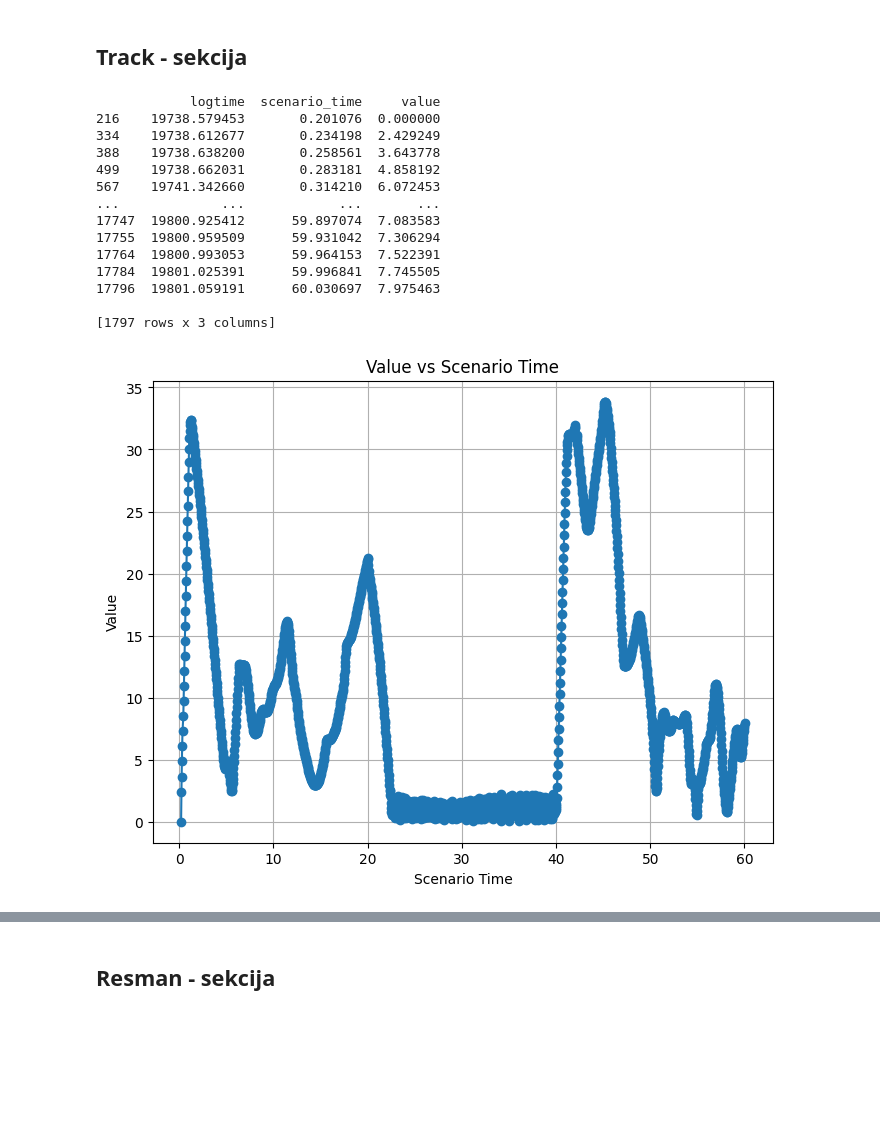
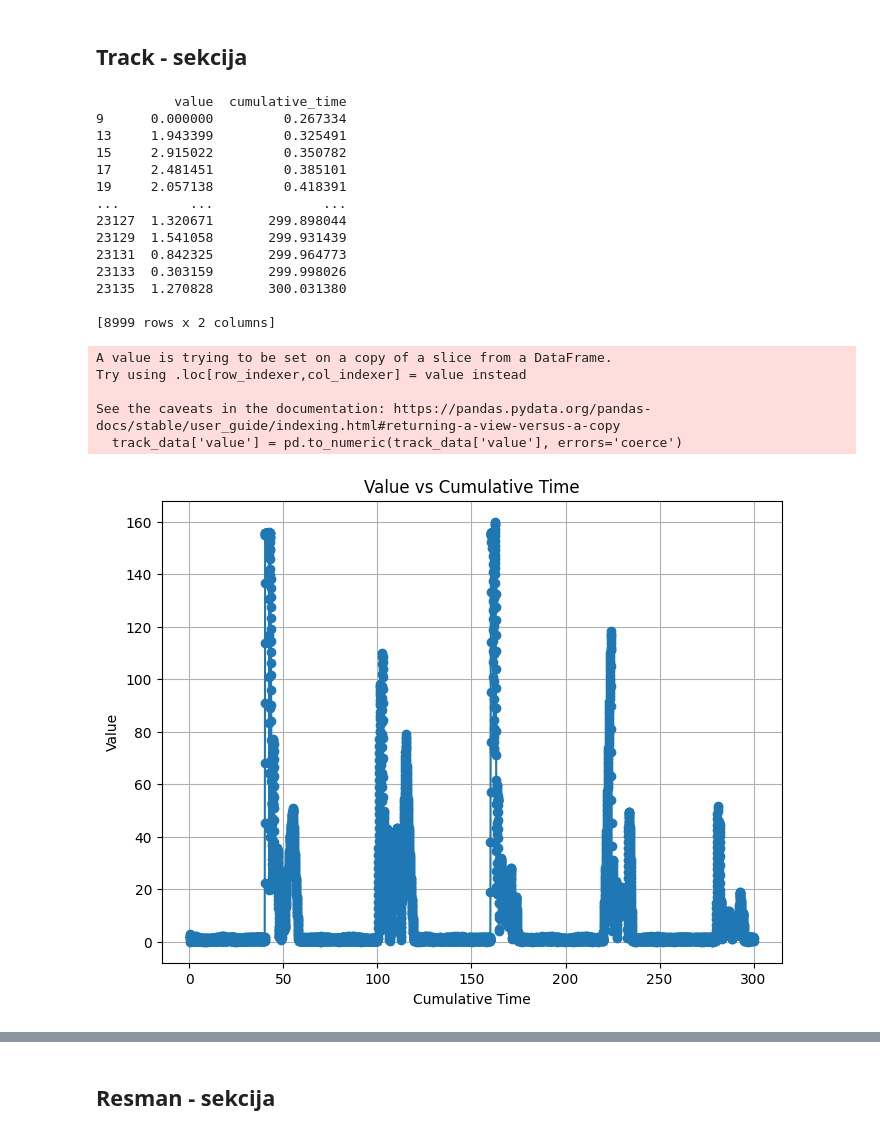
Before and after one commit to Luka-Panda/Projekt_R, a Jupyter notebook: data_preprocessing.ipynb, the cells around one changed output, grey strips where cells are left out. Cells and saved outputs as stored; diff of their text form; code cells hidden in the pictures; blank space fills up the shorter version.

Commit message:
track+resman
Trained and improved.

```diff
--- a/data_preprocessing.ipynb
+++ b/data_preprocessing.ipynb
@@ -27,0 +23,22 @@ print(performance_data.head(10))
+# %%
+import os
+from glob import glob
+import pandas as pd
+PATH = "OpenMATB\\sessions\\2024-01-09\\Session 19"
+EXT = "*.csv"
+all_csv_files = [file
+                 for path, subdir, files in os.walk(PATH)
+                 for file in glob(os.path.join(path, EXT))]
+dfs = []
+for file in all_csv_files:
+    if "performance" in file:
+        df = pd.read_csv(file)
+        dfs.append(df)
+for df in dfs:
+    df['cumulative_time'] = 0
+dfs[0]['cumulative_time'] = dfs[0]['scenario_time']
+for i in range(0, len(dfs)):
+    if i + 1 < len(dfs):
+        dfs[i+1]['cumulative_time'] = dfs[i+1]['scenario_time']+dfs[i].tail(1)['cumulative_time'].values[0]
+performance_data = pd.concat(dfs, join='inner',ignore_index=True)
+print(performance_data.tail(10))
@@ -39,35 +74,40 @@ track_data = performance_data[
 
 track_data['value'] = pd.to_numeric(track_data['value'], errors='coerce')
 numeric_columns = track_data.select_dtypes(include='number').columns.tolist()
-track_data_encoded = track_data[numeric_columns]
+track_data_encoded = track_data[numeric_columns].drop(['scenario_time','logtime'], axis=1)
 print(track_data_encoded)
 # %% [output]
-            logtime  scenario_time     value
-216    19738.579453       0.201076  0.000000
-334    19738.612677       0.234198  2.429249
-388    19738.638200       0.258561  3.643778
-499    19738.662031       0.283181  4.858192
-567    19741.342660       0.314210  6.072453
-...             ...            ...       ...
-17747  19800.925412      59.897074  7.083583
-17755  19800.959509      59.931042  7.306294
-17764  19800.993053      59.964153  7.522391
-17784  19801.025391      59.996841  7.745505
-17796  19801.059191      60.030697  7.975463
+          value  cumulative_time
+9      0.000000         0.267334
+13     1.943399         0.325491
+15     2.915022         0.350782
+17     2.481451         0.385101
+19     2.057138         0.418391
+...         ...              ...
+23127  1.320671       299.898044
+23129  1.541058       299.931439
+23131  0.842325       299.964773
+23133  0.303159       299.998026
+23135  1.270828       300.031380
 
-[1797 rows x 3 columns]
+[8999 rows x 2 columns]
+A value is trying to be set on a copy of a slice from a DataFrame.
+Try using .loc[row_indexer,col_indexer] = value instead
+
+See the caveats in the documentation: https://pandas.pydata.org/pandas-docs/stable/user_guide/indexing.html#returning-a-view-versus-a-copy
+  track_data['value'] = pd.to_numeric(track_data['value'], errors='coerce')
 # %%
 import matplotlib.pyplot as plt
 
 plt.figure(figsize=(8, 6))
-plt.plot(track_data_encoded['scenario_time'], track_data_encoded['value'], marker='o', linestyle='-')
-plt.xlabel('Scenario Time')
+plt.plot(track_data_encoded['cumulative_time'], track_data_encoded['value'], marker='o', linestyle='-')
+plt.xlabel('Cumulative Time')
 plt.ylabel('Value')
-plt.title('Value vs Scenario Time')
+plt.title('Value vs Cumulative Time')
 plt.grid(True)
 plt.show()
 # %% [output]
-[figure, old version]
+[figure, new version]
 # %%
 y_track = track_data_encoded['value'].values
 X_track = track_data_encoded.drop(columns=['value'])
```
Also changed, not shown: parts of 9 cells of this notebook, 5 other files.
